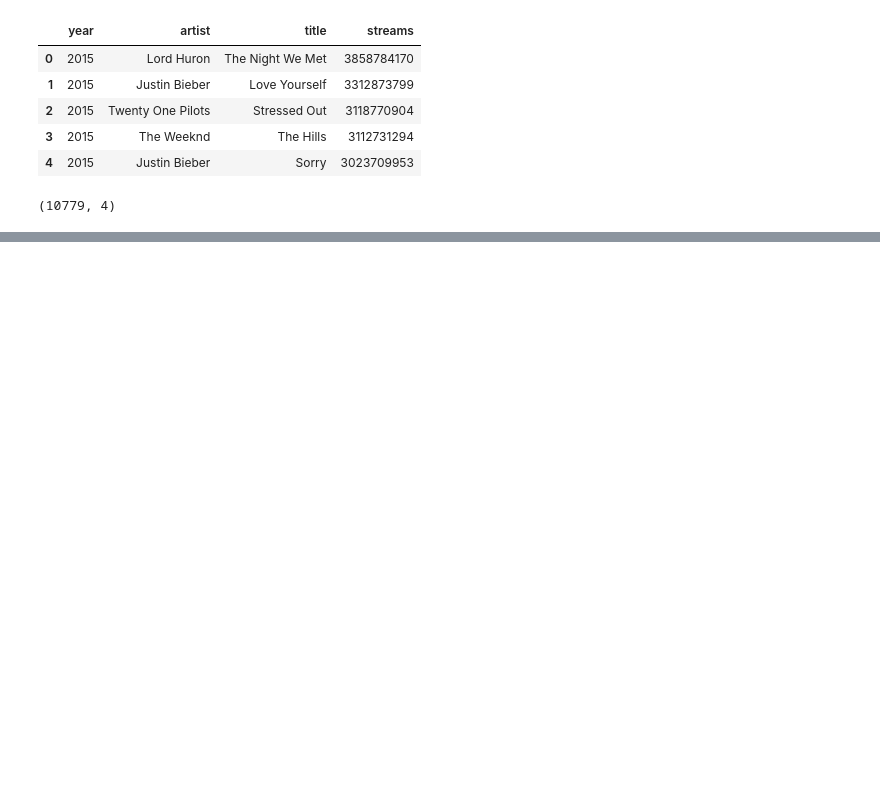
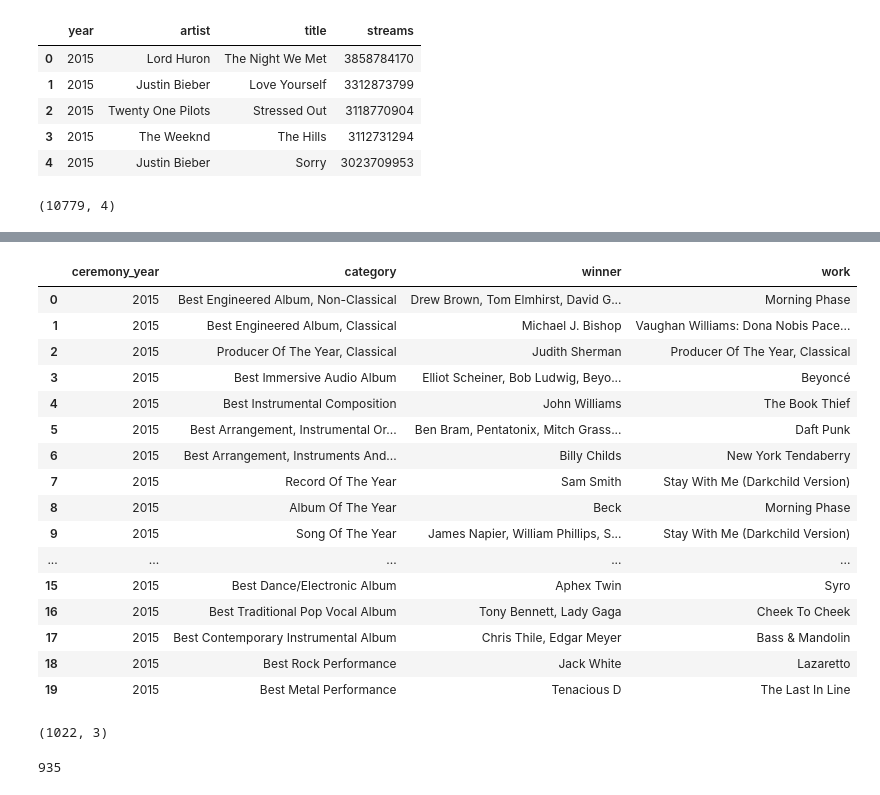
Before and after one commit to cerenserpinn/predicting-song-success, a Jupyter notebook: awards_nominations.ipynb, the cells around one changed output, grey strips where cells are left out. Cells and saved outputs as stored; diff of their text form; code cells hidden in the pictures; blank space fills up the shorter version.

```diff
--- a/awards_nominations.ipynb
+++ b/awards_nominations.ipynb
@@ -17,0 +163,34 @@ print(df.shape)
+# %%
+#after debugging, we are going to extract winners from all 12 grammy pages
+from io import StringIO
+all_grammy_winners = []
+
+for ceremony_year, ceremony_url in sorted(grammy_year_links.items()):
+    print("Reading winners from:", ceremony_year)
+
+    response = requests.get(ceremony_url, headers = headers, timeout = 30)
+    if response.status_code != 200:
+        print("Failed:", ceremony_year)
+        continue
+
+    try:
+        tables = pd.read_html(StringIO(response.text))
+    except ValueError:
+        print("No tables found:", ceremony_year)
+        continue
+
+    for table in tables:
+        #column names
+        table.columns = [
+            str(column).strip().lower()
+            for column in table.columns
+        ]
+
+        if "category" in table.columns and "work" in table.columns:
+            table["ceremony_year"] = ceremony_year
+
+            all_grammy_winners.append(
+                table[["ceremony_year", "category", "winner", "work"]]
+            )
+
+print("Number of winner tables found:", len(all_grammy_winners))
@@ -17,0 +211,32 @@ print(df.shape)
+# %%
+grammy_winners_df = pd.concat(
+    all_grammy_winners,
+    ignore_index = True
+)
+
+grammy_winners_df.head(20)
+# %% [output]
+|  | ceremony_year | category | winner | work |
+| 0 | 2015 | Best Engineered Album, Non-Classical | Drew Brown, Tom Elmhirst, David G... | Morning Phase |
+| 1 | 2015 | Best Engineered Album, Classical | Michael J. Bishop | Vaughan Williams: Dona Nobis Pace... |
+| 2 | 2015 | Producer Of The Year, Classical | Judith Sherman | Producer Of The Year, Classical |
+| 3 | 2015 | Best Immersive Audio Album | Elliot Scheiner, Bob Ludwig, Beyo... | Beyoncé |
+| 4 | 2015 | Best Instrumental Composition | John Williams | The Book Thief |
+| 5 | 2015 | Best Arrangement, Instrumental Or... | Ben Bram, Pentatonix, Mitch Grass... | Daft Punk |
+| 6 | 2015 | Best Arrangement, Instruments And... | Billy Childs | New York Tendaberry |
+| 7 | 2015 | Record Of The Year | Sam Smith | Stay With Me (Darkchild Version) |
+| 8 | 2015 | Album Of The Year | Beck | Morning Phase |
+| 9 | 2015 | Song Of The Year | James Napier, William Phillips, S... | Stay With Me (Darkchild Version) |
+| ... | ... | ... | ... | ... |
+| 15 | 2015 | Best Dance/Electronic Album | Aphex Twin | Syro |
+| 16 | 2015 | Best Traditional Pop Vocal Album | Tony Bennett, Lady Gaga | Cheek To Cheek |
+| 17 | 2015 | Best Contemporary Instrumental Album | Chris Thile, Edgar Meyer | Bass & Mandolin |
+| 18 | 2015 | Best Rock Performance | Jack White | Lazaretto |
+| 19 | 2015 | Best Metal Performance | Tenacious D | The Last In Line |
+# %%
+grammy_winning_songs = grammy_winners_df[
+    ["ceremony_year", "winner", "work"]].drop_duplicates()
+grammy_winning_songs.head(20)
+print(grammy_winning_songs.shape)
+# %% [output]
+(1022, 3)
@@ -17,0 +254,8 @@ print(df.shape)
+# %%
+winning_title_set = set(
+    grammy_winning_songs["title_clean"]
+)
+
+len(winning_title_set)
+# %% [output]
+935
```
Also changed, not shown: parts of 30 cells of this notebook.
